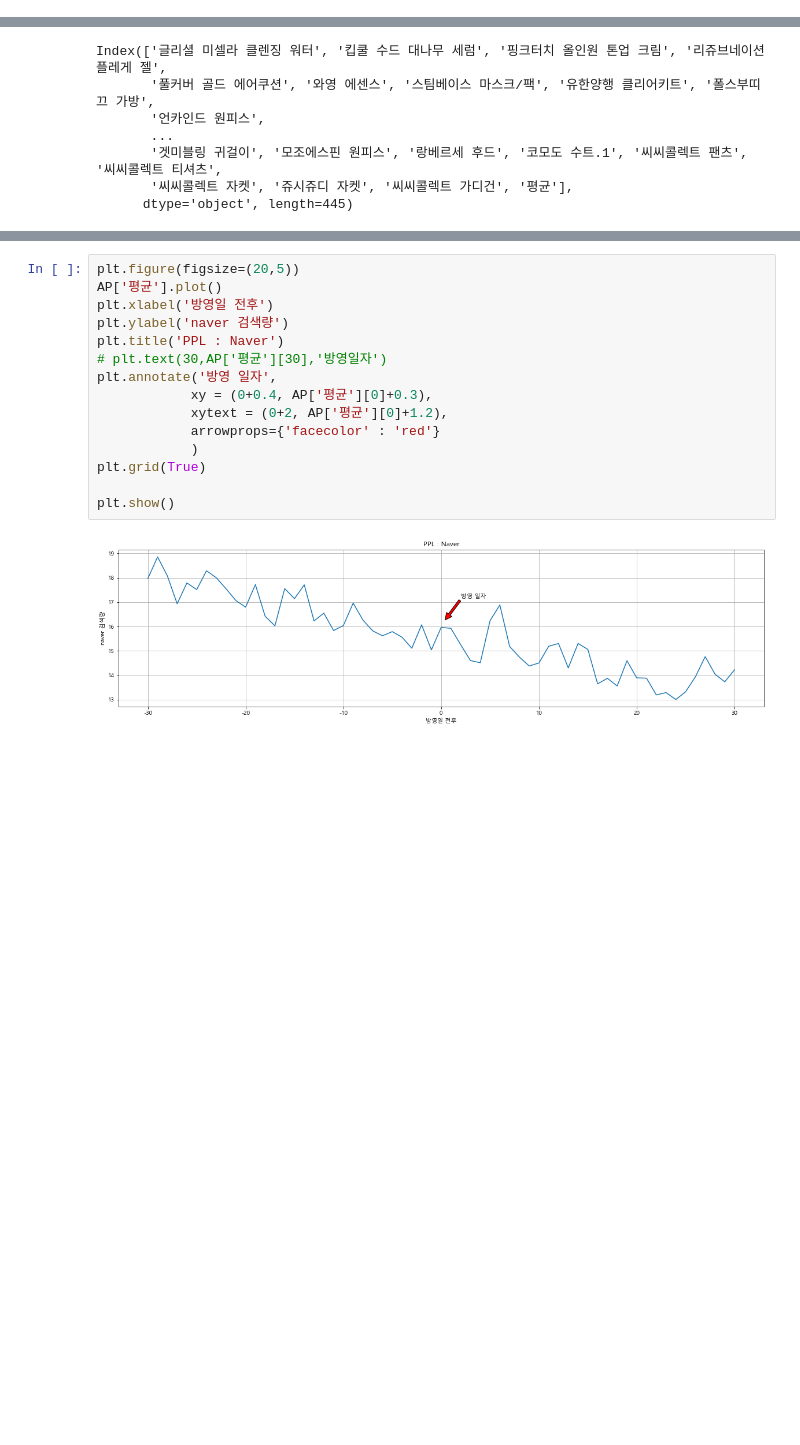
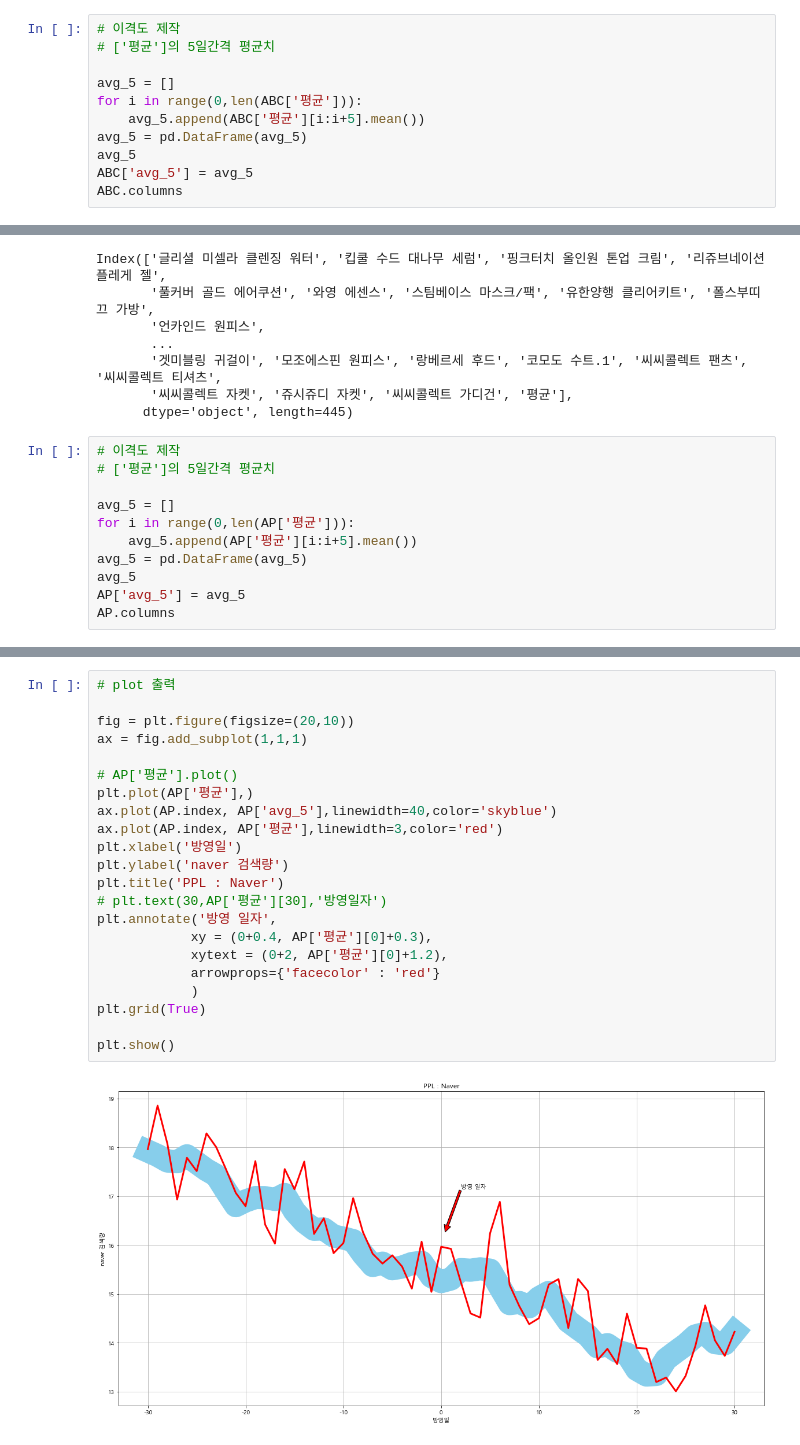
Before and after one commit to kdy7710/Bigdata_Team_Project, a Jupyter notebook: PPL프로젝트용 파일 모음/PPL_Analytics.ipynb, the cells around one changed output, grey strips where cells are left out. Cells and saved outputs as stored; diff of their text form; blank space fills up the shorter version.

```diff
--- a/PPL프로젝트용 파일 모음/PPL_Analytics.ipynb
+++ b/PPL프로젝트용 파일 모음/PPL_Analytics.ipynb
@@ -58,3 +58,14 @@ Index(['더메디닥터 클렌징', '킵쿨 에센스', 'S2ND 크림', '에르
        '19SS 스트라이프 더블버튼 수트', '데님 반바지', '로고프린팅 루즈핏티셔츠', '2019 S/S 소매 레터링 더블재킷',
        '기본핏자켓 ', '리잘록 레터링포인트 배색가디건', '평균'],
       dtype='object', length=447)
+# %%
+# 이격도 제작
+# ['평균']의 5일간격 평균치
+
+avg_5 = []
+for i in range(0,len(ABC['평균'])):
+    avg_5.append(ABC['평균'][i:i+5].mean())
+avg_5 = pd.DataFrame(avg_5)
+avg_5
+ABC['avg_5'] = avg_5
+ABC.columns
@@ -129,3 +155,14 @@ Index(['글리셜 미셀라 클렌징 워터', '킵쿨 수드 대나무 세럼',
        '겟미블링 귀걸이', '모조에스핀 원피스', '랑베르세 후드', '코모도 수트.1', '씨씨콜렉트 팬츠', '씨씨콜렉트 티셔츠',
        '씨씨콜렉트 자켓', '쥬시쥬디 자켓', '씨씨콜렉트 가디건', '평균'],
       dtype='object', length=445)
+# %%
+# 이격도 제작
+# ['평균']의 5일간격 평균치
+
+avg_5 = []
+for i in range(0,len(AP['평균'])):
+    avg_5.append(AP['평균'][i:i+5].mean())
+avg_5 = pd.DataFrame(avg_5)
+avg_5
+AP['avg_5'] = avg_5
+AP.columns
@@ -144,17 +189,24 @@ AP.head()
 # %%
-plt.figure(figsize=(20,5))
-AP['평균'].plot()
-plt.xlabel('방영일 전후')
+# plot 출력
+
+fig = plt.figure(figsize=(20,10))
+ax = fig.add_subplot(1,1,1)
+
+# AP['평균'].plot()
+plt.plot(AP['평균'],)
+ax.plot(AP.index, AP['avg_5'],linewidth=40,color='skyblue')
+ax.plot(AP.index, AP['평균'],linewidth=3,color='red')
+plt.xlabel('방영일')
 plt.ylabel('naver 검색량')
 plt.title('PPL : Naver')
 # plt.text(30,AP['평균'][30],'방영일자')
 plt.annotate('방영 일자',
             xy = (0+0.4, AP['평균'][0]+0.3),
             xytext = (0+2, AP['평균'][0]+1.2),
             arrowprops={'facecolor' : 'red'}
             )
 plt.grid(True)
 
 plt.show()
 # %% [output]
-[figure, old version]
+[figure, new version]
```
Also changed, not shown: parts of 5 cells of this notebook, 1 other file.
